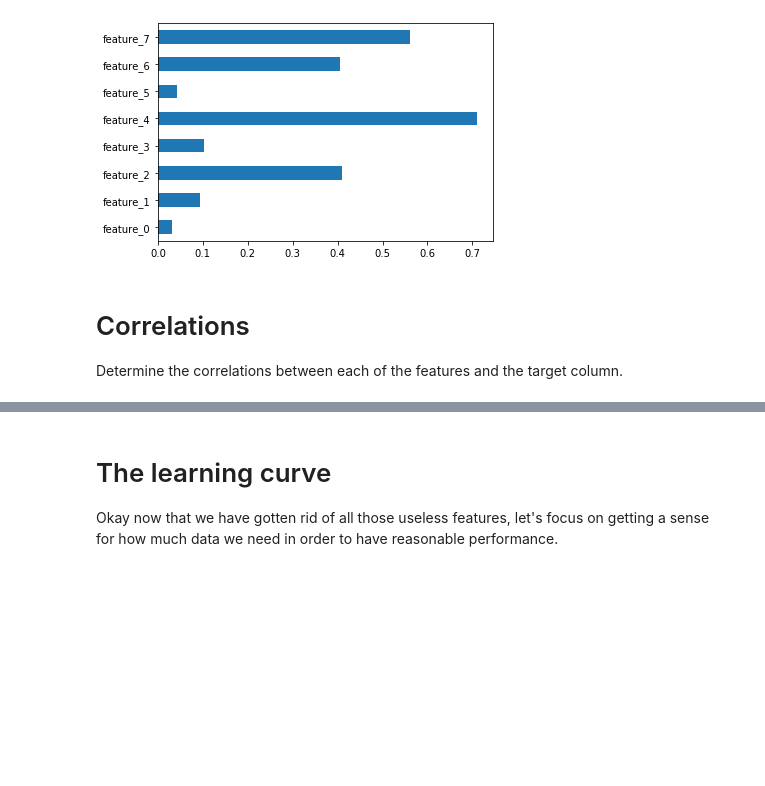
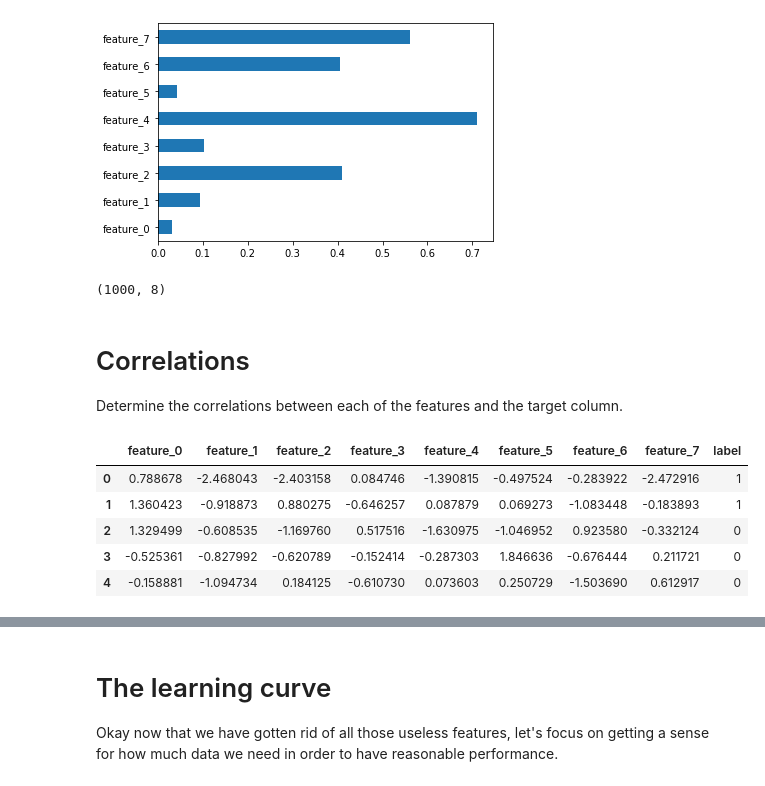
Before and after one commit to valentyna-koshelnyk/Data-Science-Academy, a Jupyter notebook: S01 - Bootcamp and Binary Classification/SLU16 - Data Sufficiency and Selection/Exercise notebook.ipynb, the cells around one changed output, grey strips where cells are left out. Drawn from its saved outputs; the diff is of its cells as text; code cells hidden in the pictures; blank space fills up the shorter version.

```diff
--- a/S01 - Bootcamp and Binary Classification/SLU16 - Data Sufficiency and Selection/Exercise notebook.ipynb
+++ b/S01 - Bootcamp and Binary Classification/SLU16 - Data Sufficiency and Selection/Exercise notebook.ipynb
@@ -216,6 +178,10 @@ assert np.isclose(abs_coefs['feature_6'], 0.405876, atol=1e-5), 'feature 6 coef
 abs_coefs.plot.barh();
 # %% [output]
 [figure]
+# %%
+X_1.shape
+# %% [output]
+(1000, 8)
 # %%
 # now remove the 3 remaining useless features and store them in
 # the variable X_2
@@ -235,6 +201,16 @@ Determine the correlations between each of the features and the target column.
 # %%
 X = pd.read_csv('data/exercise_X.csv')
 y = pd.read_csv('data/exercise_y.csv')['label']
+# %%
+new_X = X_1.join(y)
+new_X.head()
+# %% [output]
+|  | feature_0 | feature_1 | feature_2 | feature_3 | feature_4 | feature_5 | feature_6 | feature_7 | label |
+| 0 | 0.788678 | -2.468043 | -2.403158 | 0.084746 | -1.390815 | -0.497524 | -0.283922 | -2.472916 | 1 |
+| 1 | 1.360423 | -0.918873 | 0.880275 | -0.646257 | 0.087879 | 0.069273 | -1.083448 | -0.183893 | 1 |
+| 2 | 1.329499 | -0.608535 | -1.169760 | 0.517516 | -1.630975 | -1.046952 | 0.923580 | -0.332124 | 0 |
+| 3 | -0.525361 | -0.827992 | -0.620789 | -0.152414 | -0.287303 | 1.846636 | -0.676444 | 0.211721 | 0 |
+| 4 | -0.158881 | -1.094734 | 0.184125 | -0.610730 | 0.073603 | 0.250729 | -1.503690 | 0.612917 | 0 |
 # %%
 # In this cell, compute the absolute value of the correlations between each feature and the target and store it in
 # a variable called abs_corrs
```
Also changed, not shown: parts of 14 cells of this notebook, 3 other files.
